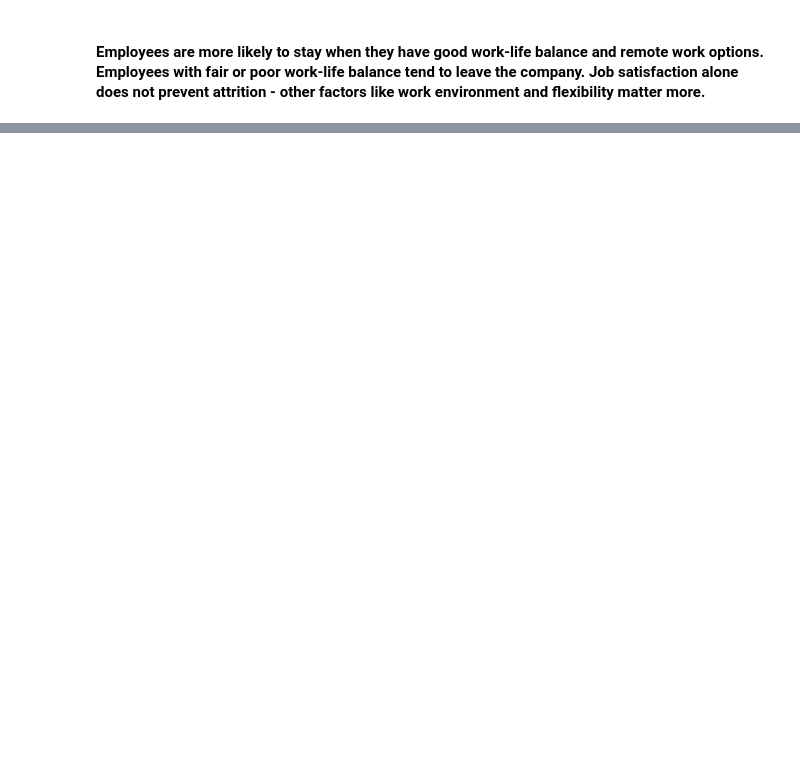
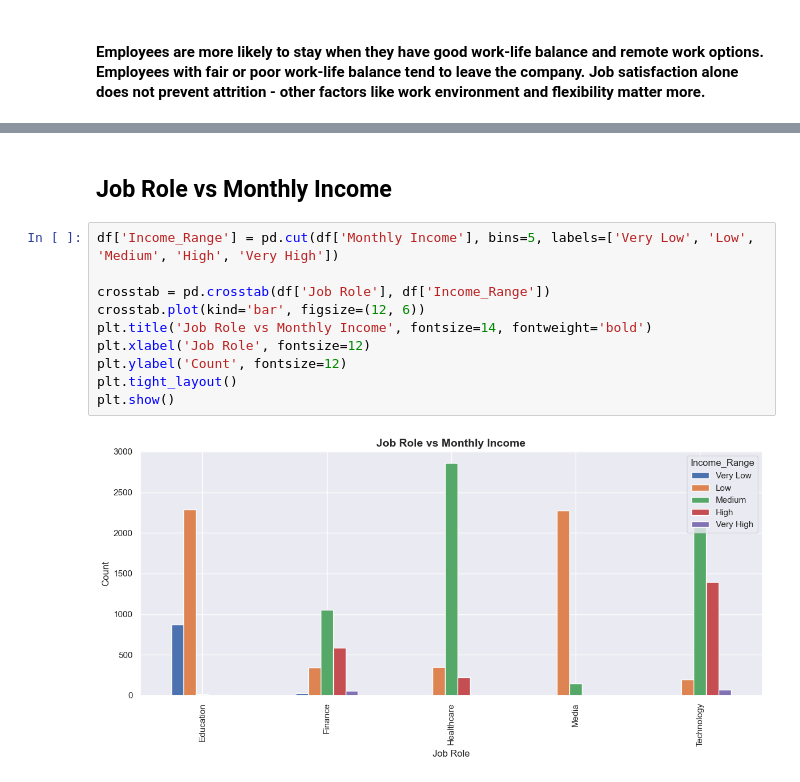
Before and after one commit to Hamza-rami/Jobs_dataset, a Jupyter notebook: describe_data.ipynb, the cells around one changed output, grey strips where cells are left out. Drawn from its saved outputs; the diff is of its cells as text; blank space fills up the shorter version.

```diff
--- a/describe_data.ipynb
+++ b/describe_data.ipynb
@@ -154,0 +193,14 @@ plt.show()
+# %% [markdown]
+## Job Role vs Monthly Income
+# %%
+df['Income_Range'] = pd.cut(df['Monthly Income'], bins=5, labels=['Very Low', 'Low', 'Medium', 'High', 'Very High'])
+
+crosstab = pd.crosstab(df['Job Role'], df['Income_Range'])
+crosstab.plot(kind='bar', figsize=(12, 6))
+plt.title('Job Role vs Monthly Income', fontsize=14, fontweight='bold')
+plt.xlabel('Job Role', fontsize=12)
+plt.ylabel('Count', fontsize=12)
+plt.tight_layout()
+plt.show()
+# %% [output]
+[figure, added]
```
Also changed, not shown: parts of 12 cells of this notebook, 1 other file.
